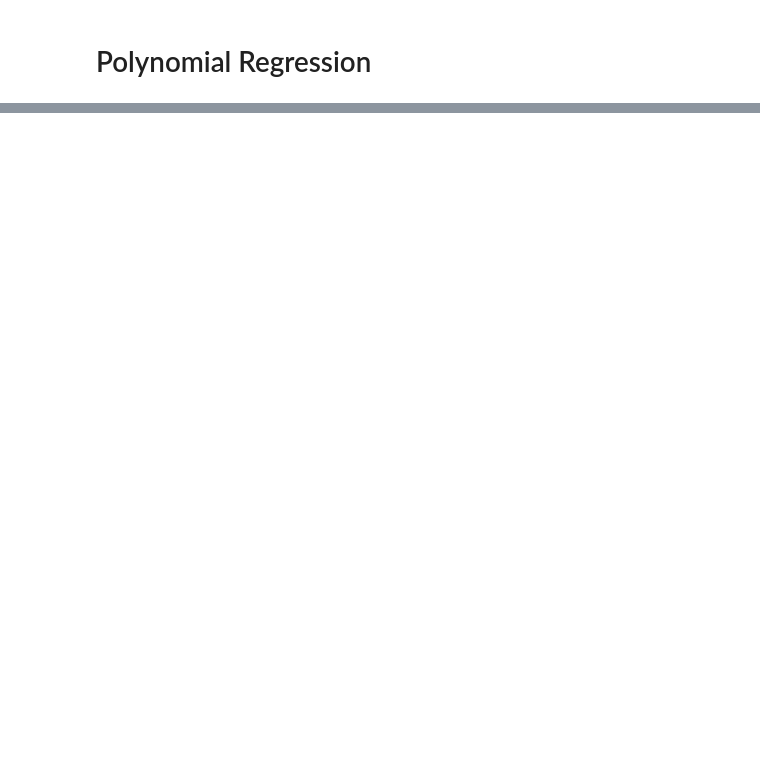
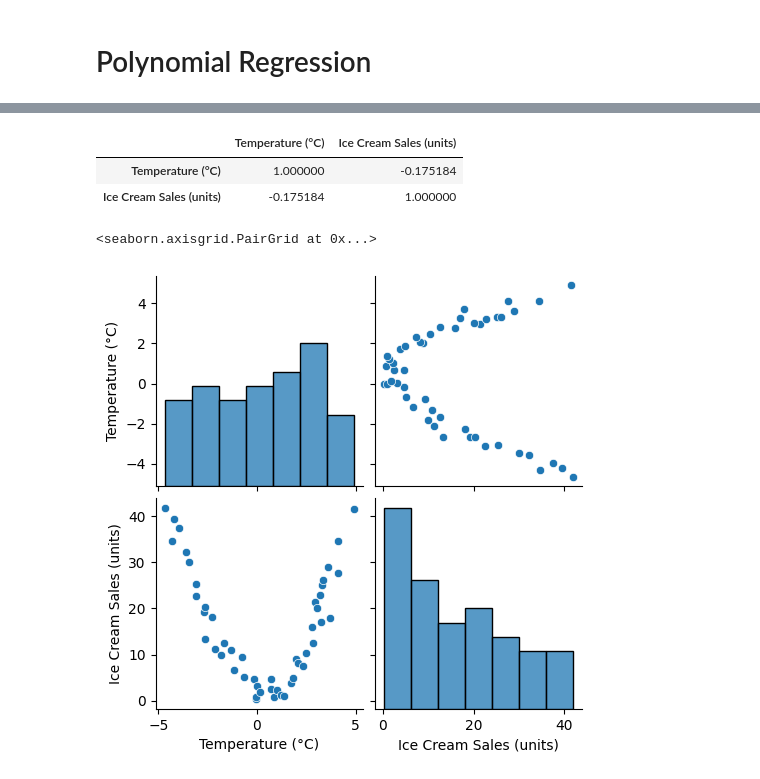
Before and after one commit to mdashik123456/ML, a Jupyter notebook: regression/polynomialRegression.ipynb, the cells around one changed output, grey strips where cells are left out. Saved outputs shown, nothing was run; the diff lists cells and outputs as text; code cells hidden in the pictures; blank space fills up the shorter version.

```diff
--- a/regression/polynomialRegression.ipynb
+++ b/regression/polynomialRegression.ipynb
@@ -4,0 +15,3 @@
+# %%
+df = pd.read_csv('../data_sets/polynomial_datasets_Ice_cream selling data.csv')
+df.head()
@@ -4,0 +25,11 @@
+# %%
+df.corr()
+# %% [output]
+|  | Temperature (°C) | Ice Cream Sales (units) |
+| Temperature (°C) | 1.000000 | -0.175184 |
+| Ice Cream Sales (units) | -0.175184 | 1.000000 |
+# %%
+sns.pairplot(data=df)
+# %% [output]
+<seaborn.axisgrid.PairGrid at 0x...>
+[figure, added]
```
Also changed, not shown: parts of 9 cells of this notebook, 2 other files.
